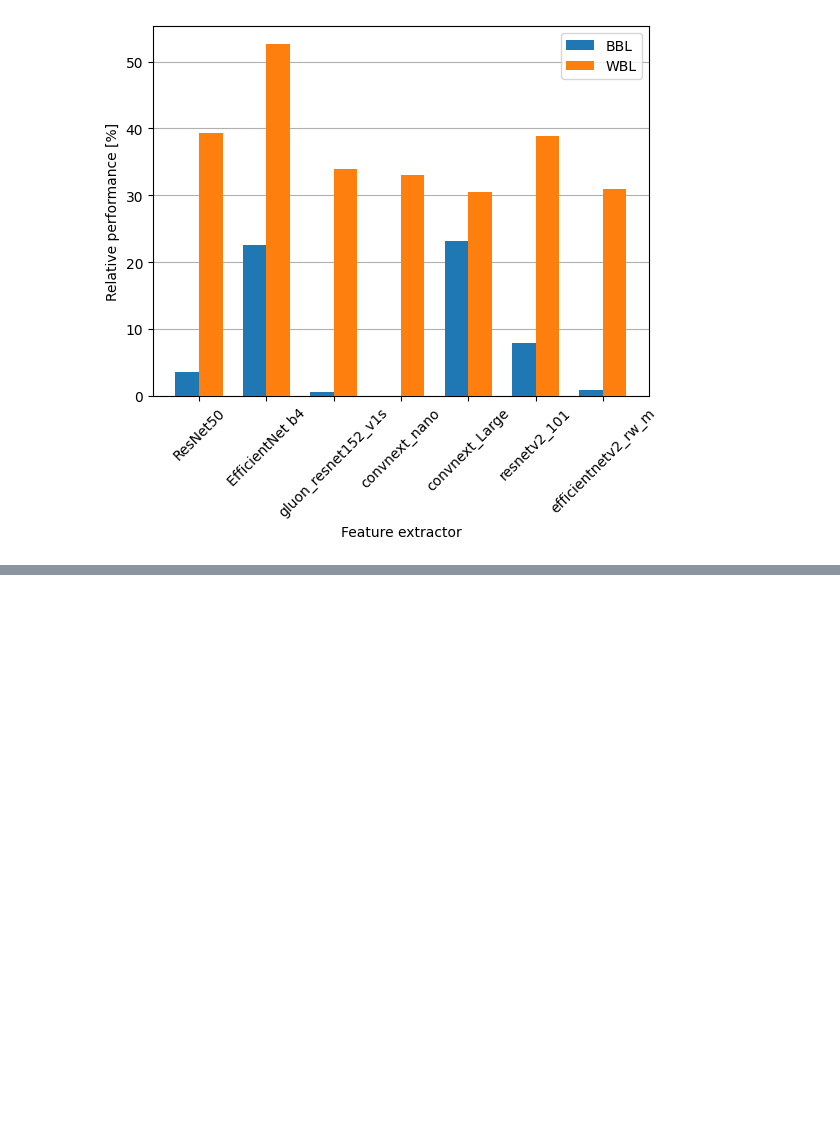
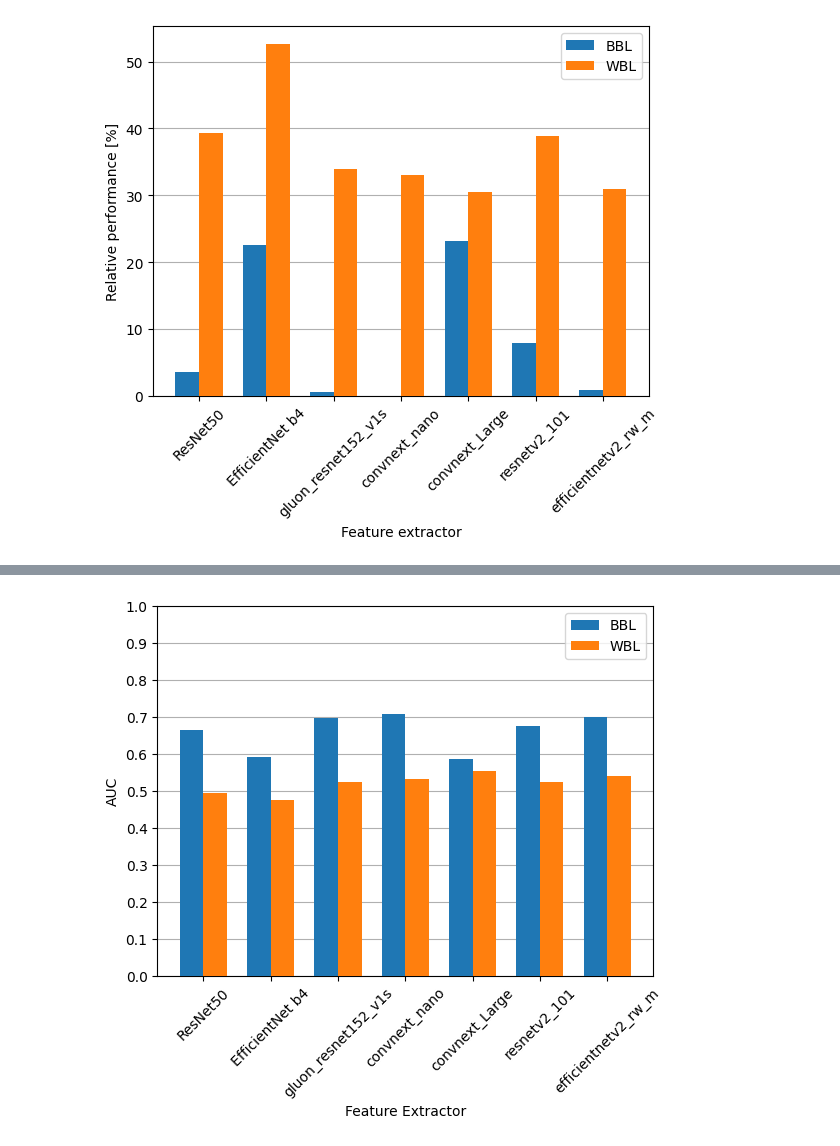
Before and after one commit to svenbbsp/BEP_sbierenbroodspot_1334859, a Jupyter notebook: Technical_research/plotting.ipynb, the cells around one changed output, grey strips where cells are left out. Saved outputs shown, nothing was run; the diff lists cells and outputs as text; code cells hidden in the pictures; blank space fills up the shorter version.

```diff
--- a/Technical_research/plotting.ipynb
+++ b/Technical_research/plotting.ipynb
@@ -223,0 +301,41 @@ plt.show()
+# %%
+import matplotlib.pyplot as plt
+import numpy as np
+
+# Sample data
+x = ['ResNet50','EfficientNet b4','gluon_resnet152_v1s','convnext_nano','convnext_Large','resnetv2_101','efficientnetv2_rw_m']
+y1 = [6.65E-01,5.91E-01,6.98E-01,7.09E-01,5.87E-01,6.76E-01,7.00E-01]
+y2 = [4.94E-01,4.74E-01,5.24E-01,5.33E-01,5.54E-01,5.25E-01,5.39E-01]
+
+# Set the width of the bars
+bar_width = 0.35
+
+# Calculate the positions of the bars on the x-axis
+x_pos = np.arange(len(x))
+
+# Create a figure and axis object
+fig, ax = plt.subplots()
+
+# Create a bar plot with two sets of bars for every x entry
+ax.bar(x_pos - bar_width/2, y1, width=bar_width, label='BBL', zorder=3)
+ax.bar(x_pos + bar_width/2, y2, width=bar_width, label='WBL', zorder=3)
+
+# Add labels and title
+ax.set_xlabel('Feature Extractor')
+ax.set_ylabel('AUC')
+ax.set_xticks(x_pos)
+ax.set_xticklabels(x)
+
+# Add grid
+ax.grid(axis='y', zorder=0)
+ax.set_ylim([0, 1])
+plt.yticks(np.linspace(0, 1, 11))
+plt.xticks(rotation=45)  # rotate the x-labels
+
+# Add legend
+ax.legend()
+
+# Show the plot
+plt.show()
+# %% [output]
+[figure, added]
```
Also changed, not shown: parts of 2 cells of this notebook, 5 other files.
